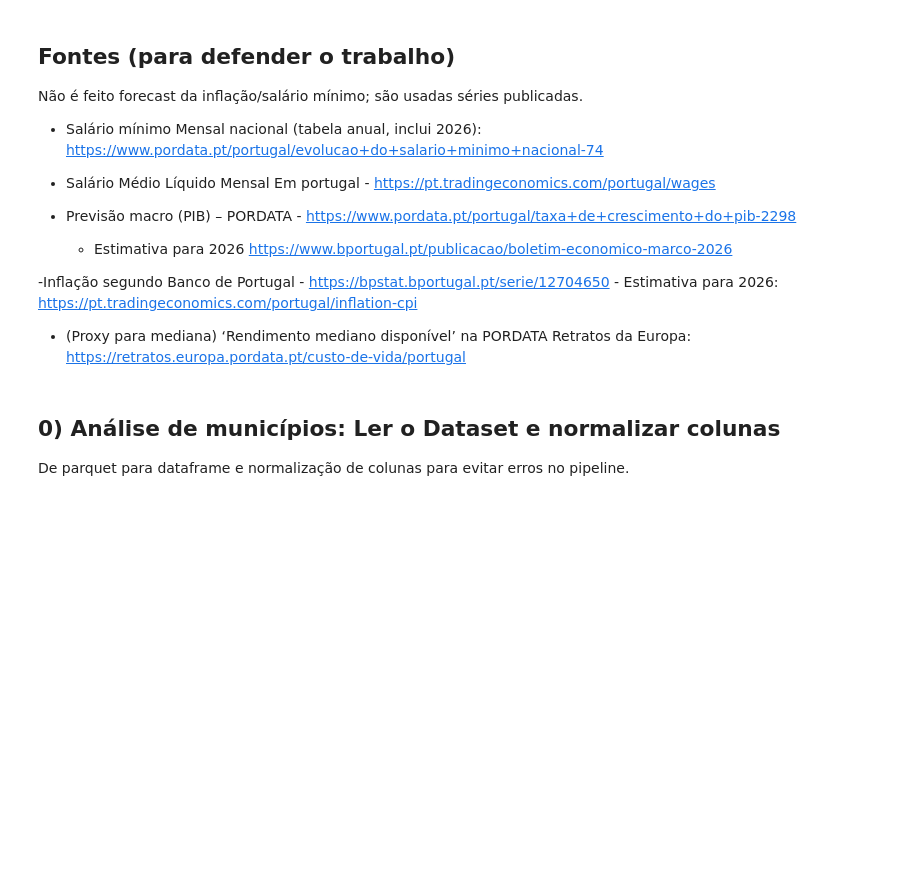
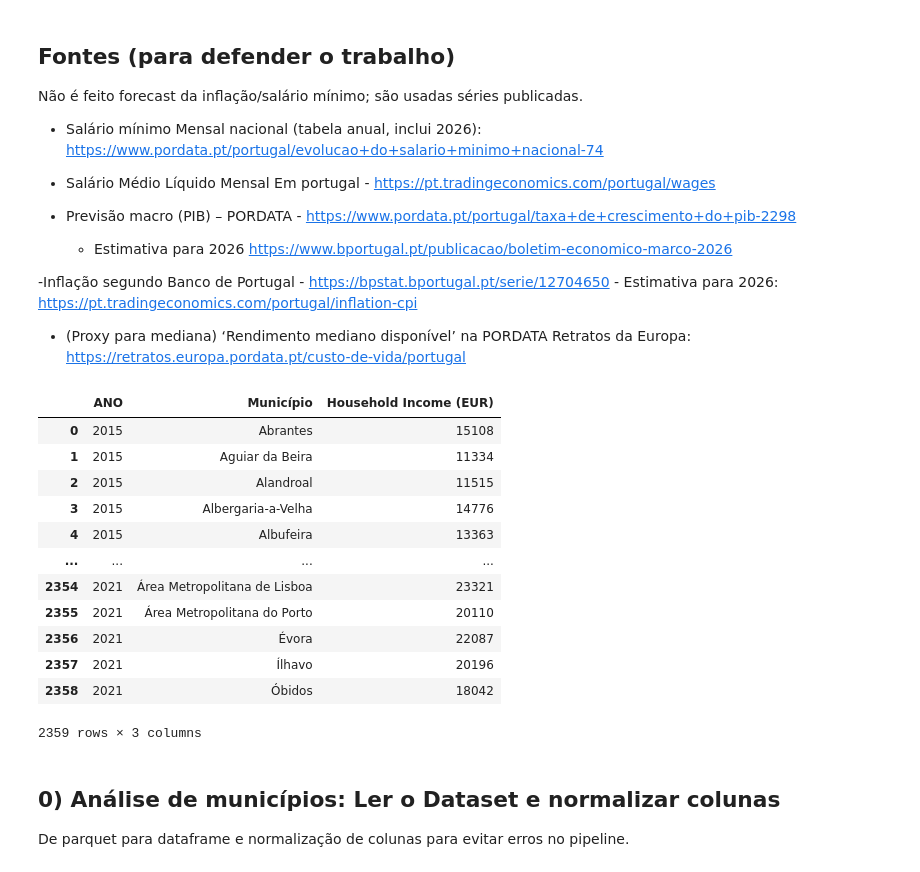
Before and after one commit to Allcaide/energy-poverty, a Jupyter notebook: household_income_forecast_2026.ipynb, the cells around one changed output. Drawn from its saved outputs; the diff is of its cells as text; code cells hidden in the pictures; blank space fills up the shorter version.

```diff
--- a/household_income_forecast_2026.ipynb
+++ b/household_income_forecast_2026.ipynb
@@ -25,6 +25,24 @@ Não é feito forecast da inflação/salário mínimo; são usadas séries publi
 # Imports
 import pandas as pd
 import numpy as np
+# %%
+df = pd.read_parquet('household-income-15-21.parquet')
+
+df
+# %% [output]
+|  | ANO | Município | Household Income (EUR) |
+| 0 | 2015 | Abrantes | 15108 |
+| 1 | 2015 | Aguiar da Beira | 11334 |
+| 2 | 2015 | Alandroal | 11515 |
+| 3 | 2015 | Albergaria-a-Velha | 14776 |
+| 4 | 2015 | Albufeira | 13363 |
+| ... | ... | ... | ... |
+| 2354 | 2021 | Área Metropolitana de Lisboa | 23321 |
+| 2355 | 2021 | Área Metropolitana do Porto | 20110 |
+| 2356 | 2021 | Évora | 22087 |
+| 2357 | 2021 | Ílhavo | 20196 |
+| 2358 | 2021 | Óbidos | 18042 |
+2359 rows × 3 columns
 # %% [markdown]
 ## 0) Análise de municípios: Ler o Dataset e normalizar colunas
 
```
Also changed, not shown: parts of 9 cells of this notebook, 7 other files.
